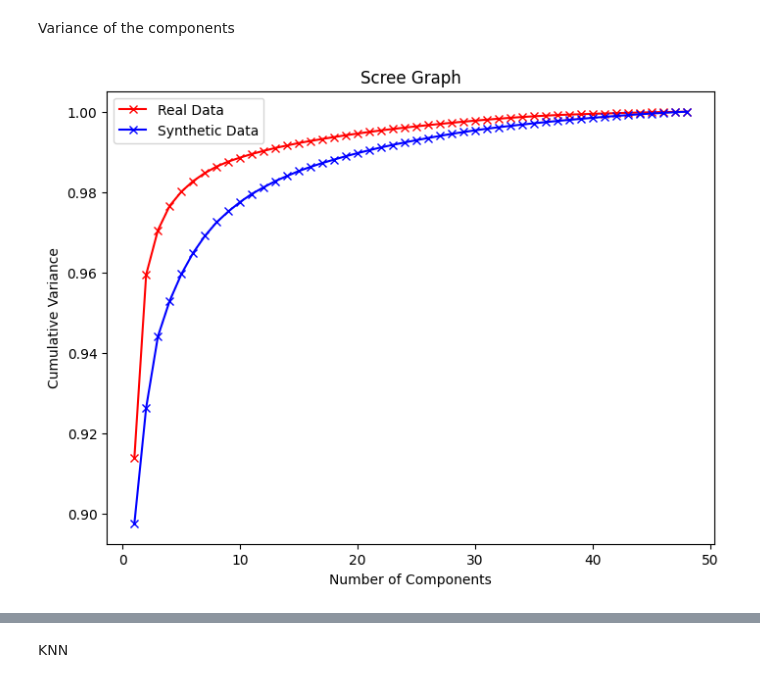
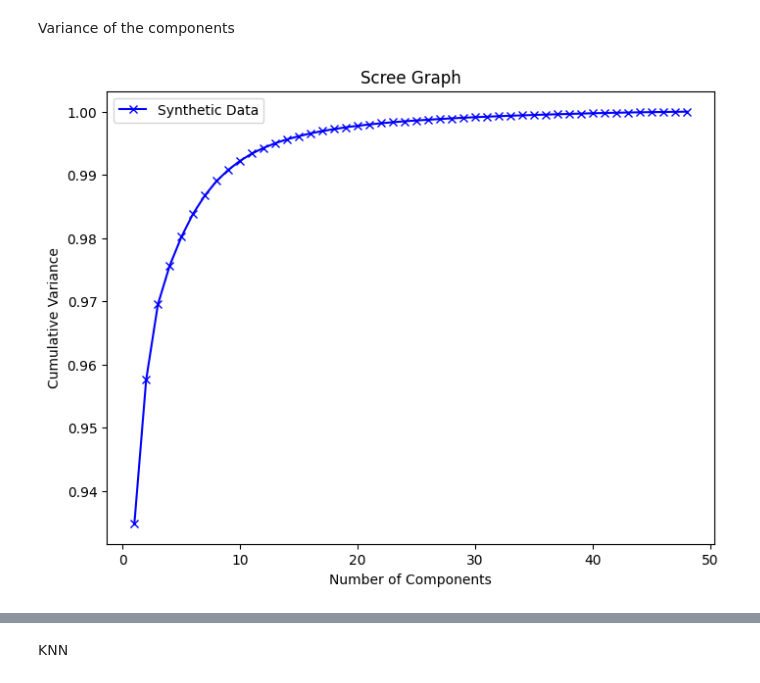
Before and after one commit to Polirurre/MIA-GAN, a Jupyter notebook: Code/7_RouteMIA.ipynb, the cells around one changed output, grey strips where cells are left out. Cells and saved outputs as stored; diff of their text form; code cells hidden in the pictures.

```diff
--- a/Code/7_RouteMIA.ipynb
+++ b/Code/7_RouteMIA.ipynb
@@ -27,12 +93,9 @@ import matplotlib.pyplot as plt
 # %%
 def perform_svd(data):
-    # Convert the data into a PyTorch tensor
-    tensor_data = torch.Tensor(data.values)
+    # Compute the SVD where S is the eigenvalues and V is the eigenvectors
+    U, S, V = torch.linalg.svd(data)
 
-    # Compute the SVD where S is the eigenvalues and V is the eigenvectors
-    U, S, V = torch.linalg.svd(tensor_data)
-
-    return U, S, V, tensor_data
+    return U, S, V
 
 def display_shape(S, V):
     print("Shape of eigenvalues (S):", S.shape)
@@ -87,8 +103,8 @@ Synthetic data shape: (8765, 48)
 # %%
 # Perform SVD on the converted DataFrame
-U_real, S_real, V_real, real_data_tensor = perform_svd(pd.DataFrame(dataset_original_real.data))
+U_s, S_s, V_s= perform_svd(data_synthetic)
 
-display_shape(S_real, V_real)
+display_shape(S_s, V_s)
 # %% [output]
 Shape of eigenvalues (S): torch.Size([48])
 Shape of eigenvectors (V): torch.Size([48, 48])
@@ -132,7 +122,8 @@ cumulative_variance_synthetic = calculate_cumulative_variance(S_synthetic)
+# %%
+cumulative_variance_synthetic = calculate_cumulative_variance(S_s)
 # %%
-def scree_graph(cumulative_variance_real, cumulative_variance_synthetic):
+def scree_graph(cumulative_variance_synthetic):
     plt.figure(figsize=(8, 6))
-    plt.plot(range(1, len(cumulative_variance_real) + 1), cumulative_variance_real, linestyle='-', marker='x', color='red', label='Real Data')
     plt.plot(range(1, len(cumulative_variance_synthetic) + 1), cumulative_variance_synthetic, linestyle='-', marker='x', color='blue', label='Synthetic Data')
     plt.xlabel('Number of Components')
     plt.ylabel('Cumulative Variance')
@@ -140,9 +131,9 @@ def scree_graph(cumulative_variance_real, cumulative_variance_synthetic):
     plt.title('Scree Graph')
     plt.show()
 # %%
-scree_graph(cumulative_variance_real, cumulative_variance_synthetic)
+scree_graph(cumulative_variance_synthetic)
 # %% [output]
-[figure, old version]
+[figure, new version]
 # %%
 def get_num_components(cumulative_variance, desired_variance):
     num_components = torch.sum(cumulative_variance < desired_variance)
```
Also changed, not shown: parts of 38 cells of this notebook, 2 other files.
